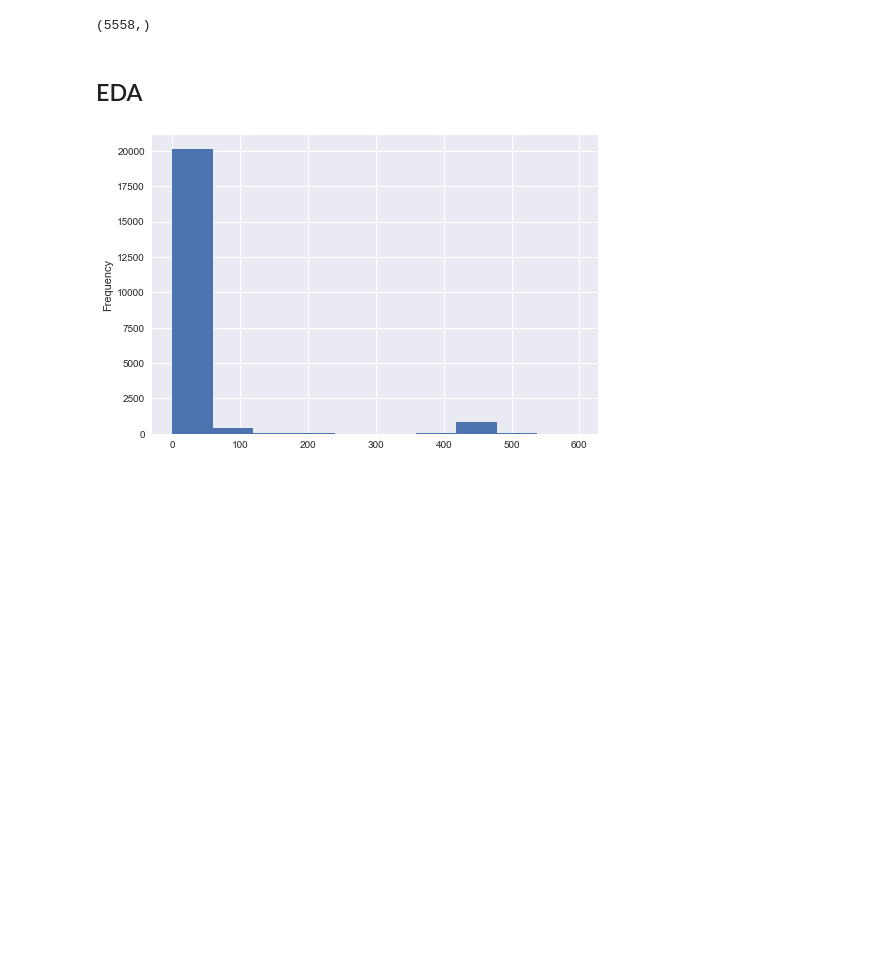
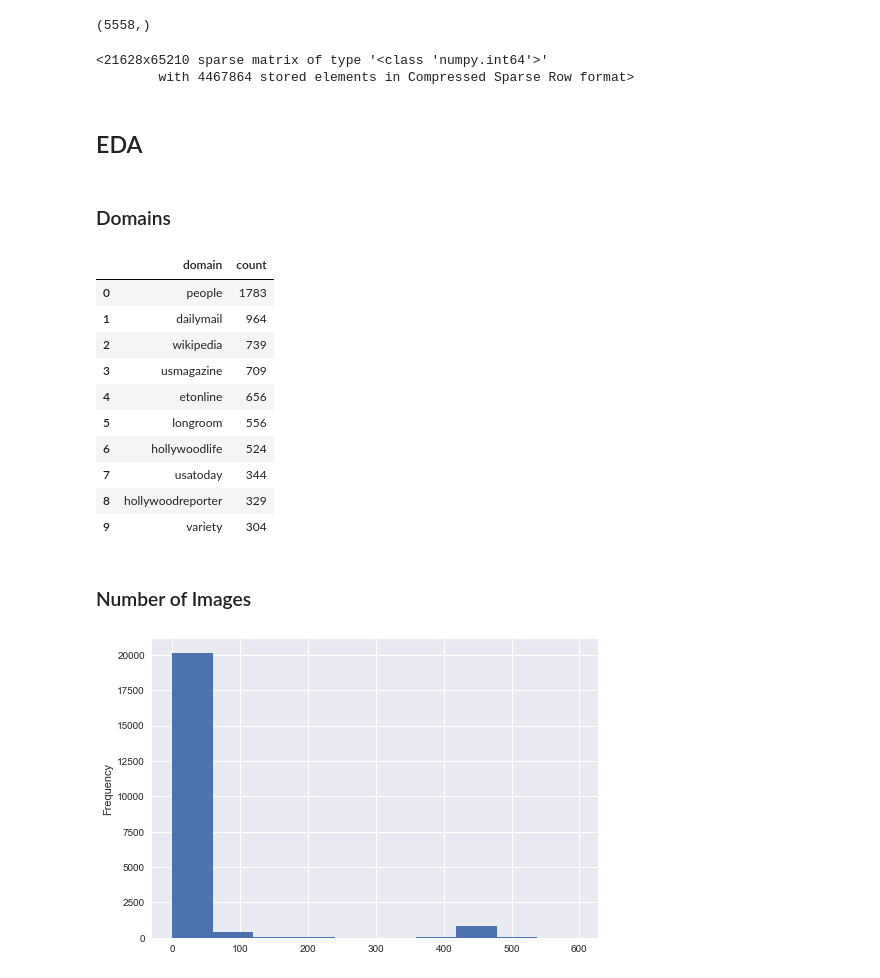
Before and after one commit to carlosbrown2/fake-news-detection, a Jupyter notebook: Capstone Project 2.ipynb, the cells around one changed output. Saved outputs shown, nothing was run; the diff lists cells and outputs as text; code cells hidden in the pictures; blank space fills up the shorter version.

```diff
--- a/Capstone Project 2.ipynb
+++ b/Capstone Project 2.ipynb
@@ -106,5 +122,31 @@ df['authors'].unique().shape
+# %%
+fitted
+# %% [output]
+<21628x65210 sparse matrix of type '<class 'numpy.int64'>'
+        with 4467864 stored elements in Compressed Sparse Row format>
 # %% [markdown]
 ## EDA
+# %% [markdown]
+### Domains
+# %%
+#top 10 news publishers
+domains = pd.DataFrame(df['domain'].value_counts().reset_index())
+domains.columns = ['domain','count']
+domains.head(10)
+# %% [output]
+|  | domain | count |
+| 0 | people | 1783 |
+| 1 | dailymail | 964 |
+| 2 | wikipedia | 739 |
+| 3 | usmagazine | 709 |
+| 4 | etonline | 656 |
+| 5 | longroom | 556 |
+| 6 | hollywoodlife | 524 |
+| 7 | usatoday | 344 |
+| 8 | hollywoodreporter | 329 |
+| 9 | variety | 304 |
+# %% [markdown]
+### Number of Images
 # %%
 plt.style.use('seaborn')
 df.num_images.plot(kind='hist')
```
Also changed, not shown: parts of 22 cells of this notebook, 1 other file.
